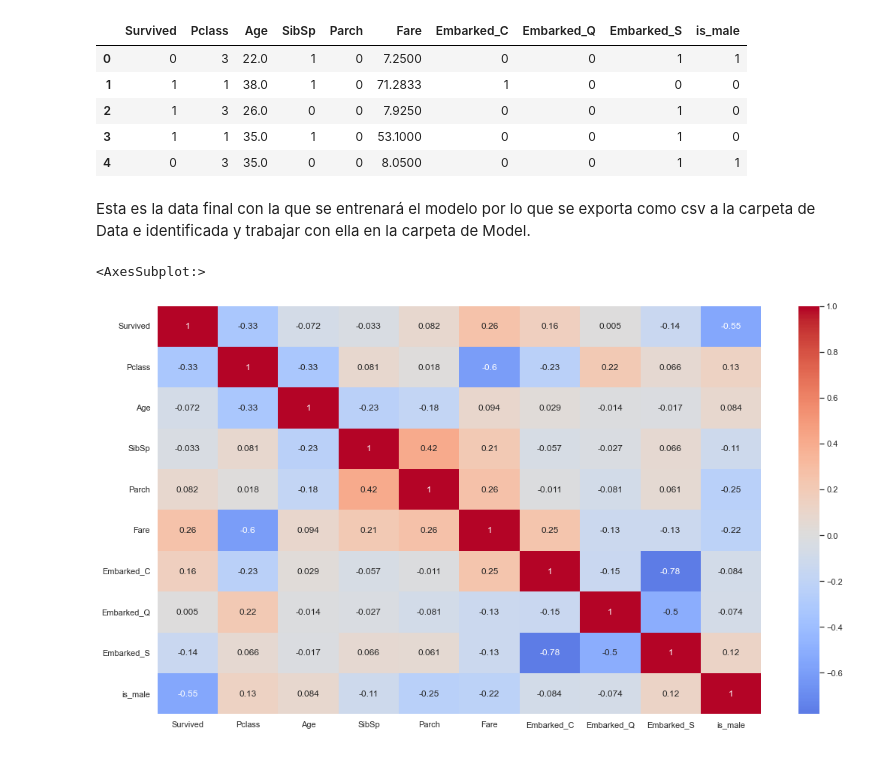
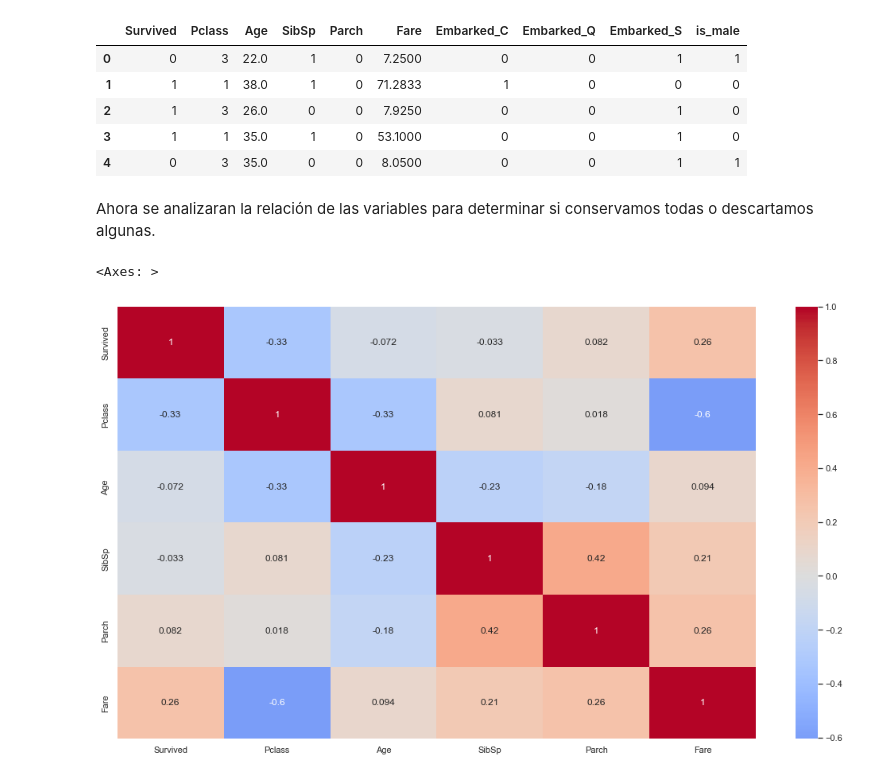
Before and after one commit to EliasGarzaV/RetoTitanicBloque1, a Jupyter notebook: Pipe/DataCleansing.ipynb, the cells around one changed output. Saved outputs shown, nothing was run; the diff lists cells and outputs as text; code cells hidden in the pictures.

```diff
--- a/Pipe/DataCleansing.ipynb
+++ b/Pipe/DataCleansing.ipynb
@@ -264,5 +264,3 @@ train.head()
 | 2 | 1 | 3 | 26.0 | 0 | 0 | 7.9250 | 0 | 0 | 1 | 0 |
 | 3 | 1 | 1 | 35.0 | 1 | 0 | 53.1000 | 0 | 0 | 1 | 0 |
 | 4 | 0 | 3 | 35.0 | 0 | 0 | 8.0500 | 0 | 0 | 1 | 1 |
-# %% [markdown]
-Esta es la data final con la que se entrenará el modelo por lo que se exporta como csv a la carpeta de Data e identificada y trabajar con ella en la carpeta de Model.
@@ -271,7 +267,9 @@ train.to_csv('../Data/train_clean.csv')
+# %% [markdown]
+Ahora se analizaran la relación de las variables para determinar si conservamos todas o descartamos algunas.
 # %%
 sns.set(rc={'figure.figsize':(18,10)})
-correlation_matrix = train.corr()
+correlation_matrix = train[['Survived', 'Pclass', 'Age', 'SibSp', 'Parch', 'Fare']].corr()
 sns.heatmap(correlation_matrix, annot=True, cmap='coolwarm', center=0)
 # %% [output]
-<AxesSubplot:>
+<Axes: >
-[figure, old version]
+[figure, new version]
```
Also changed, not shown: parts of 6 cells of this notebook, 2 other files.
